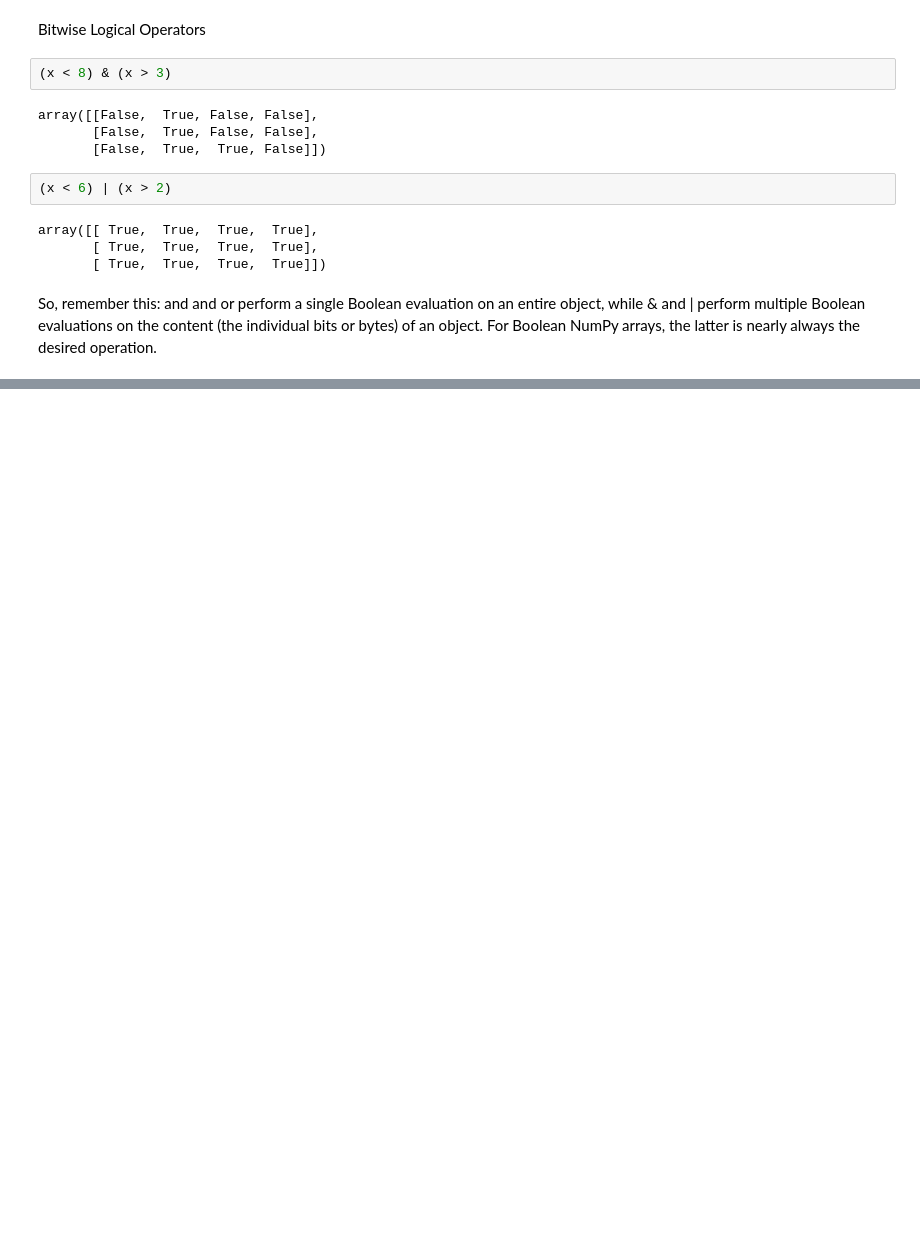
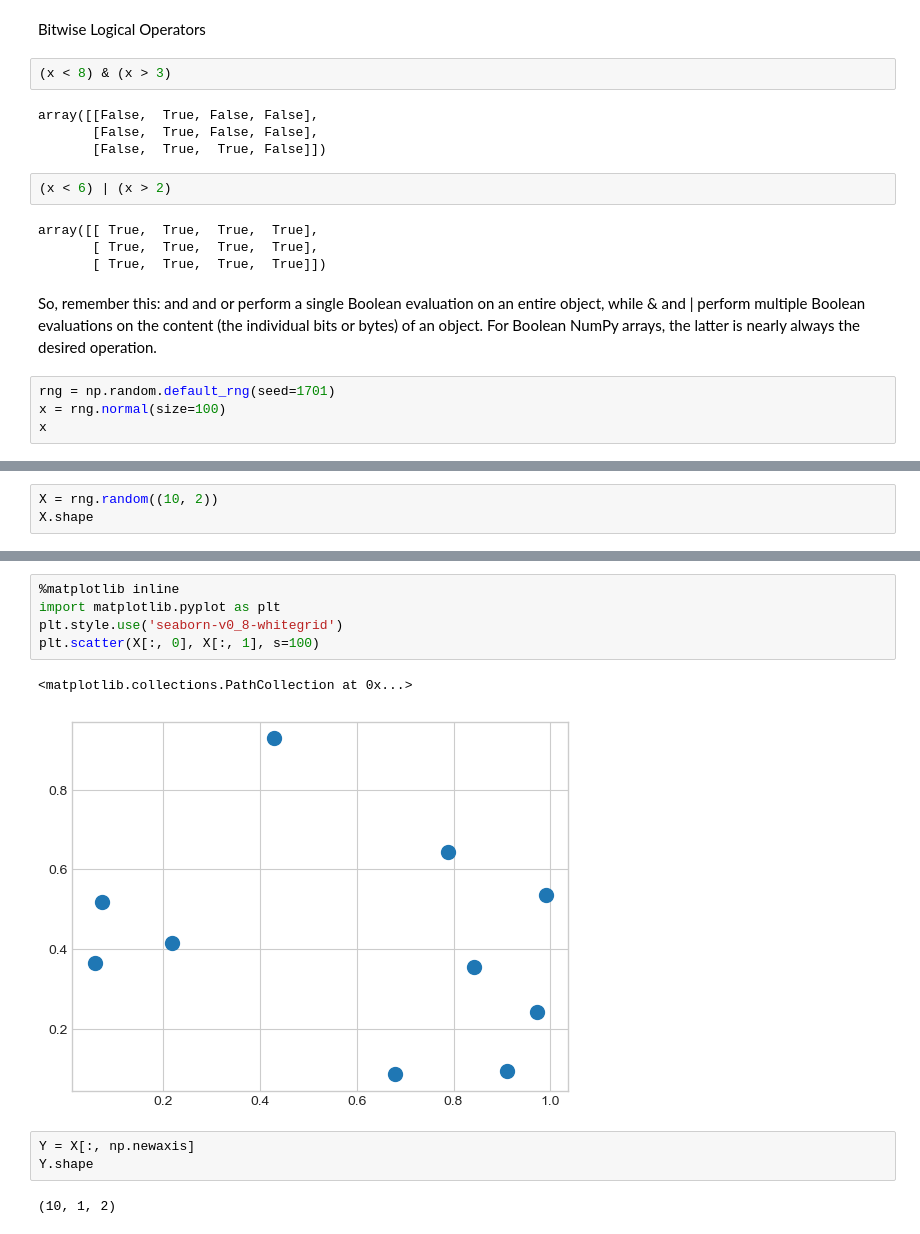
Before and after one commit to durgeshnayak/everything_python, a Jupyter notebook: Data Science Libraries/numpy_advanced.ipynb, the cells around one changed output, grey strips where cells are left out. Cells and saved outputs as stored; diff of their text form; blank space fills up the shorter version.

```diff
--- a/Data Science Libraries/numpy_advanced.ipynb
+++ b/Data Science Libraries/numpy_advanced.ipynb
@@ -275,3 +275,7 @@ array([[ True,  True,  True,  True],
        [ True,  True,  True,  True]])
 # %% [markdown]
 So, remember this: and and or perform a single Boolean evaluation on an entire object, while & and | perform multiple Boolean evaluations on the content (the individual bits or bytes) of an object. For Boolean NumPy arrays, the latter is nearly always the desired operation.
+# %%
+rng = np.random.default_rng(seed=1701)
+x = rng.normal(size=100)
+x
@@ -277,0 +333,3 @@ So, remember this: and and or perform a single Boolean evaluation on an entire o
+# %%
+X = rng.random((10, 2))
+X.shape
@@ -277,0 +351,13 @@ So, remember this: and and or perform a single Boolean evaluation on an entire o
+# %%
+%matplotlib inline
+import matplotlib.pyplot as plt
+plt.style.use('seaborn-v0_8-whitegrid')
+plt.scatter(X[:, 0], X[:, 1], s=100)
+# %% [output]
+<matplotlib.collections.PathCollection at 0x...>
+[figure, added]
+# %%
+Y = X[:, np.newaxis]
+Y.shape
+# %% [output]
+(10, 1, 2)
```
Also changed, not shown: parts of 15 cells of this notebook, 1 other file.
